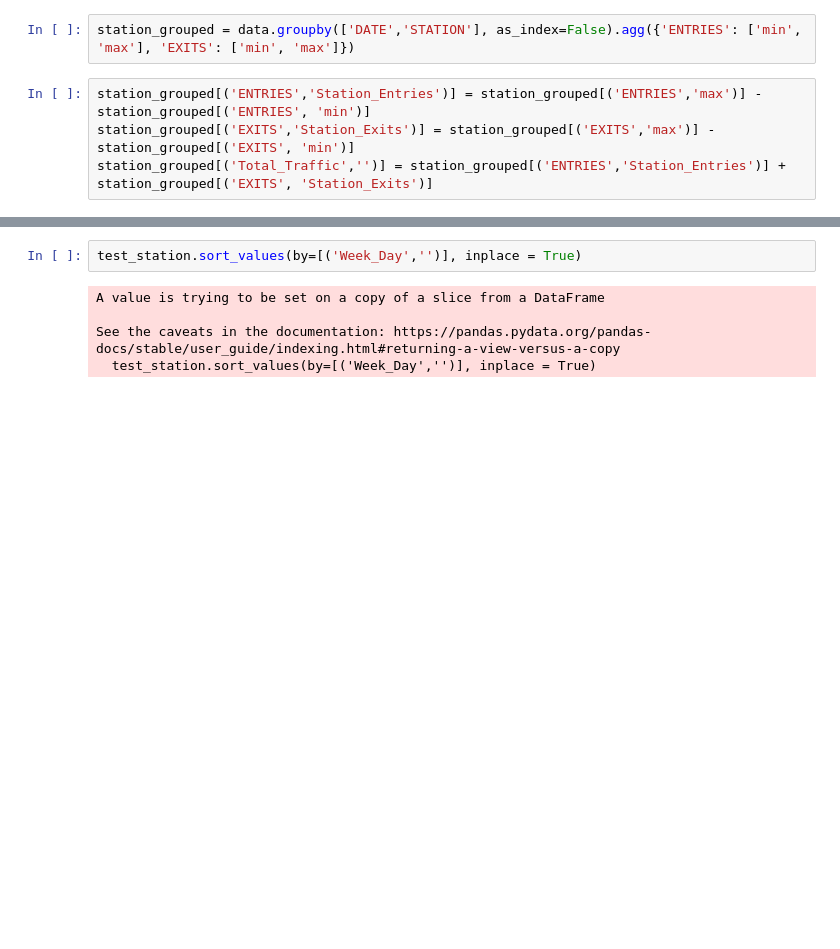
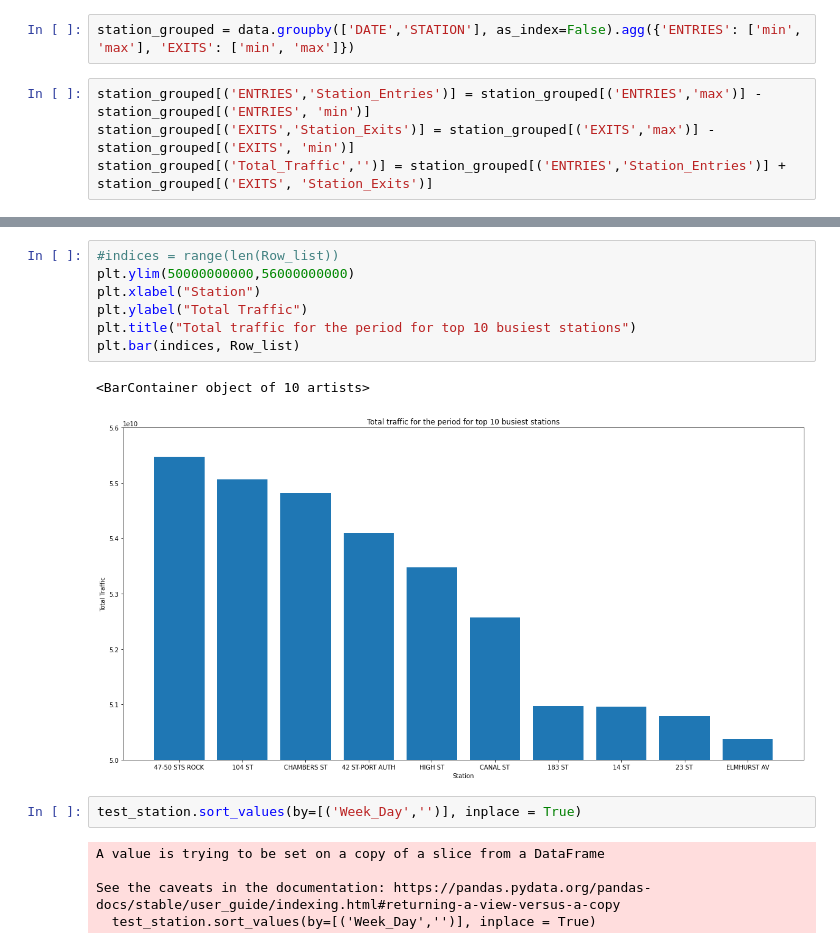
Before and after one commit to racheldilley1/mta-project-1, a Jupyter notebook: ritu_notebook.ipynb, the cells around one changed output, grey strips where cells are left out. Drawn from its saved outputs; the diff is of its cells as text; blank space fills up the shorter version.

```diff
--- a/ritu_notebook.ipynb
+++ b/ritu_notebook.ipynb
@@ -239,3 +334,13 @@ test_station.groupby(['Week_Day','Date_Time']).Total_Traffic.sum().unstack().plo
+# %%
+#indices = range(len(Row_list))
+plt.ylim(50000000000,56000000000)
+plt.xlabel("Station")
+plt.ylabel("Total Traffic")
+plt.title("Total traffic for the period for top 10 busiest stations")
+plt.bar(indices, Row_list)
+# %% [output]
+<BarContainer object of 10 artists>
+[figure, added]
 # %%
 test_station.sort_values(by=[('Week_Day','')], inplace = True)
 # %% [output]
```
Also changed, not shown: parts of 11 cells of this notebook.
